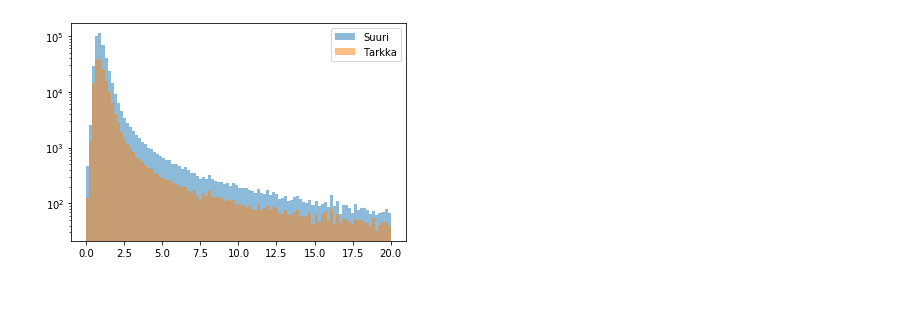
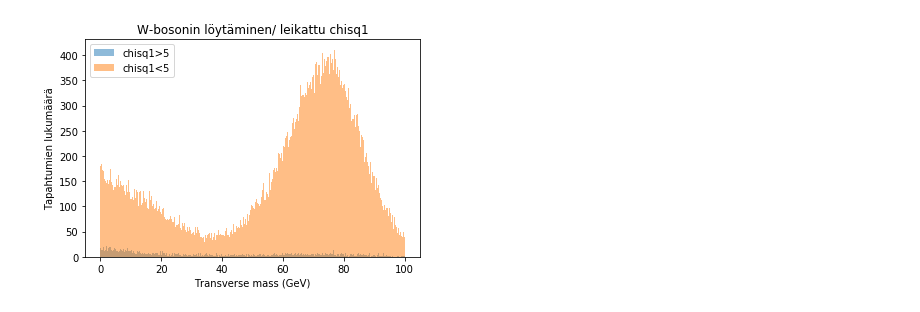
Before and after one commit to cms-opendata-education/HSSIP-Finland-2019, a Jupyter notebook: W-boson.ipynb, the cells around one changed output. Cells and saved outputs as stored; diff of their text form; code cells hidden in the pictures.

```diff
--- a/W-boson.ipynb
+++ b/W-boson.ipynb
@@ -3,7 +3,5 @@ import pandas as pd
 import numpy as np
 import matplotlib.pyplot as plt
 # %%
-#data
-
-a = pd.read_csv('http://kati.web.cern.ch/kati/SingleMuonMet.csv')
+data=pd.read_csv("http://kati.web.cern.ch/kati/SingleMuonMet.csv")
 # %%
@@ -52,0 +19,6 @@ eta4_transverse_mass = np.sqrt(2*eta4.pt1*eta4.met_et*(1-np.cos(eta4.phi1-eta4.m
+# %%
+new1=data[(data["met_et"]>20)]
+new2=data[(data["met_et"]>25)]
+new3=data[(data["met_et"]>30)]
+new4=data[(data["met_et"]>40)]
+new5=data[(data["met_et"]>45)]
@@ -112,8 +45,16 @@ plt.show()
+# %%
+new6=new3[(new3["chisq1"]>5)]
+new7=new3[(new3["chisq1"]<5)]
+# %%
+MT6 = np.sqrt(2*new6.pt1*new6.met_et*(1-np.cos(new6.phi1-new6.met_phi)))
+MT7 = np.sqrt(2*new7.pt1*new7.met_et*(1-np.cos(new7.phi1-new7.met_phi)))
 # %%
-plt.hist(a.chisq1, bins=100, range=(0, 20), alpha=0.5, label='Suuri')
-plt.hist(a.chisq1[(np.abs(a.eta1) < 1)], bins=100, alpha=0.5, range=(0, 20), label='Tarkka')
-plt.yscale('log')
+plt.hist(MT6, bins=500, range=(0,100), alpha=0.5, label="chisq1>5")
+plt.hist(MT7, bins=500, range=(0,100), alpha=0.5, label="chisq1<5")
+plt.title("W-bosonin löytäminen/ leikattu chisq1")
+plt.xlabel("Transverse mass (GeV)")
+plt.ylabel("Tapahtumien lukumäärä")
 plt.legend()
 plt.show()
 # %% [output]
-[figure, old version]
+[figure, new version]
```
Also changed, not shown: parts of 15 cells of this notebook.
